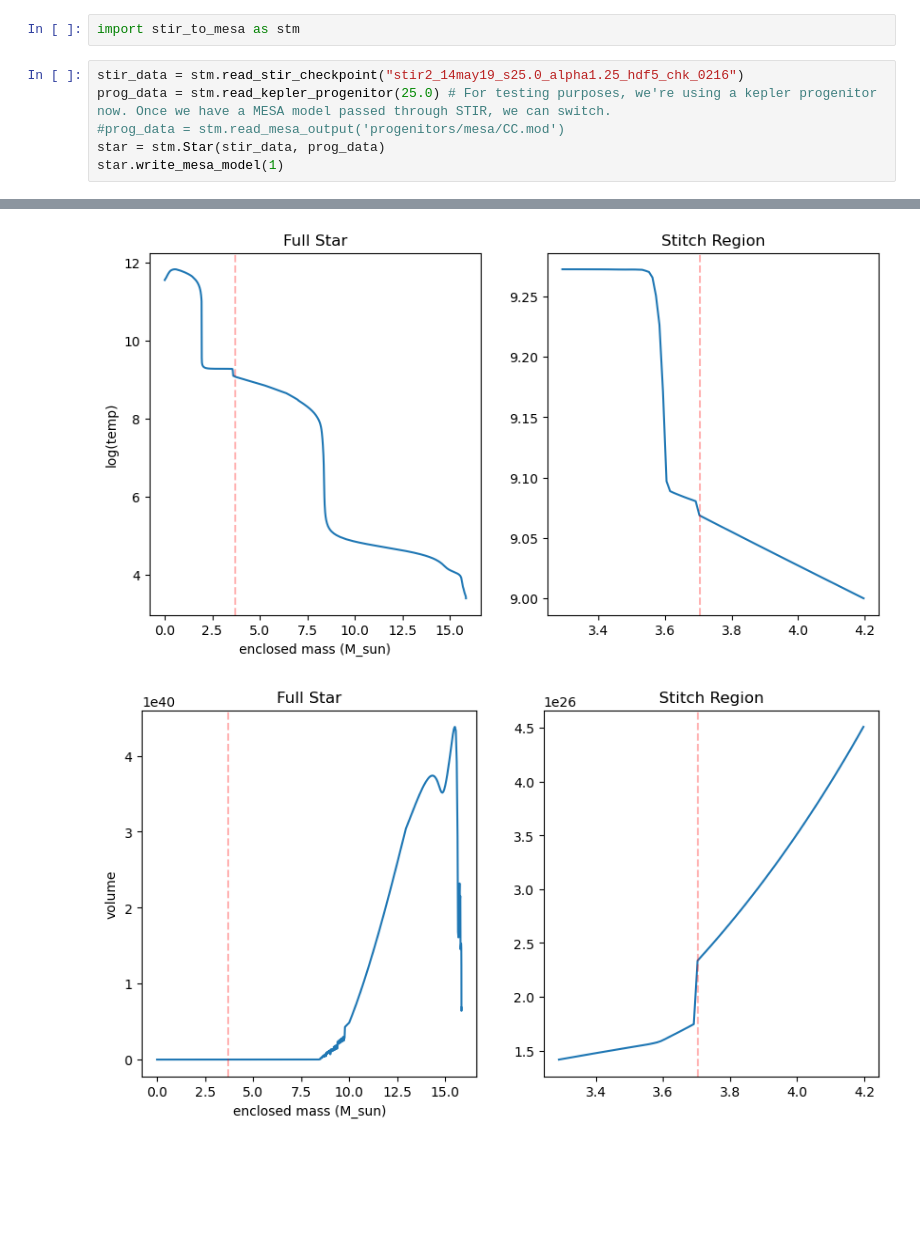
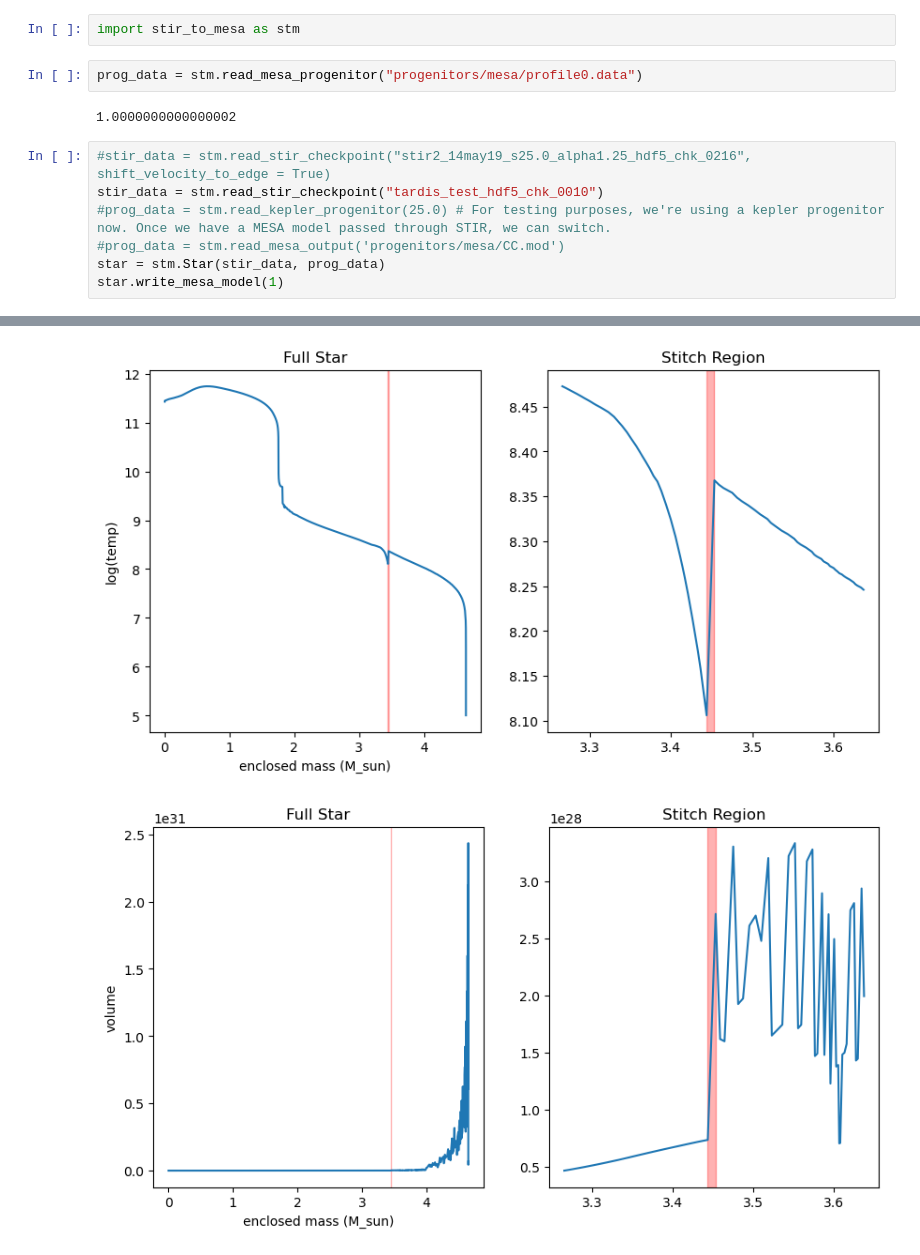
Before and after one commit to snaphu-msu/osnap, a Jupyter notebook: testing.ipynb, the cells around one changed output, grey strips where cells are left out. Cells and saved outputs as stored; diff of their text form; blank space fills up the shorter version.

```diff
--- a/testing.ipynb
+++ b/testing.ipynb
@@ -1,8 +1,13 @@
 # %%
 import stir_to_mesa as stm
+# %%
+prog_data = stm.read_mesa_progenitor("progenitors/mesa/profile0.data")
+# %% [output]
+1.0000000000000002
 # %%
-stir_data = stm.read_stir_checkpoint("stir2_14may19_s25.0_alpha1.25_hdf5_chk_0216")
-prog_data = stm.read_kepler_progenitor(25.0) # For testing purposes, we're using a kepler progenitor now. Once we have a MESA model passed through STIR, we can switch.
+#stir_data = stm.read_stir_checkpoint("stir2_14may19_s25.0_alpha1.25_hdf5_chk_0216", shift_velocity_to_edge = True)
+stir_data = stm.read_stir_checkpoint("tardis_test_hdf5_chk_0010")
+#prog_data = stm.read_kepler_progenitor(25.0) # For testing purposes, we're using a kepler progenitor now. Once we have a MESA model passed through STIR, we can switch.
 #prog_data = stm.read_mesa_output('progenitors/mesa/CC.mod')
 star = stm.Star(stir_data, prog_data)
 star.write_mesa_model(1)
@@ -21,2 +26,2 @@ yt : [INFO     ] 2025-03-15 10:25:49,180 Parameters: cosmological_simulation   =
-[figure, old version]
+[figure, new version]
-[figure, old version]
+[figure, new version]
```
Also changed, not shown: parts of 2 cells of this notebook, 5 other files.
